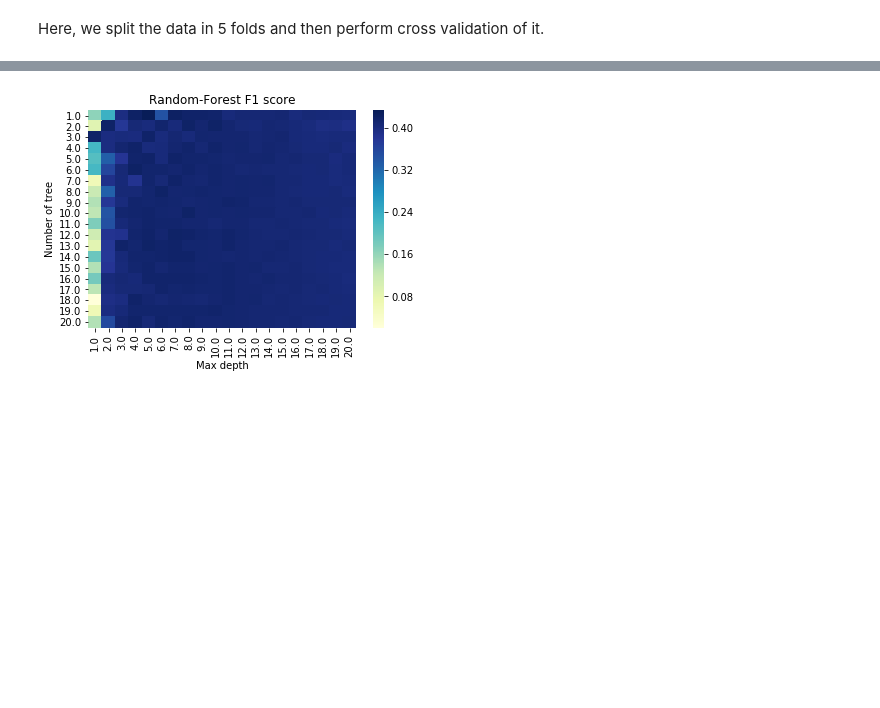
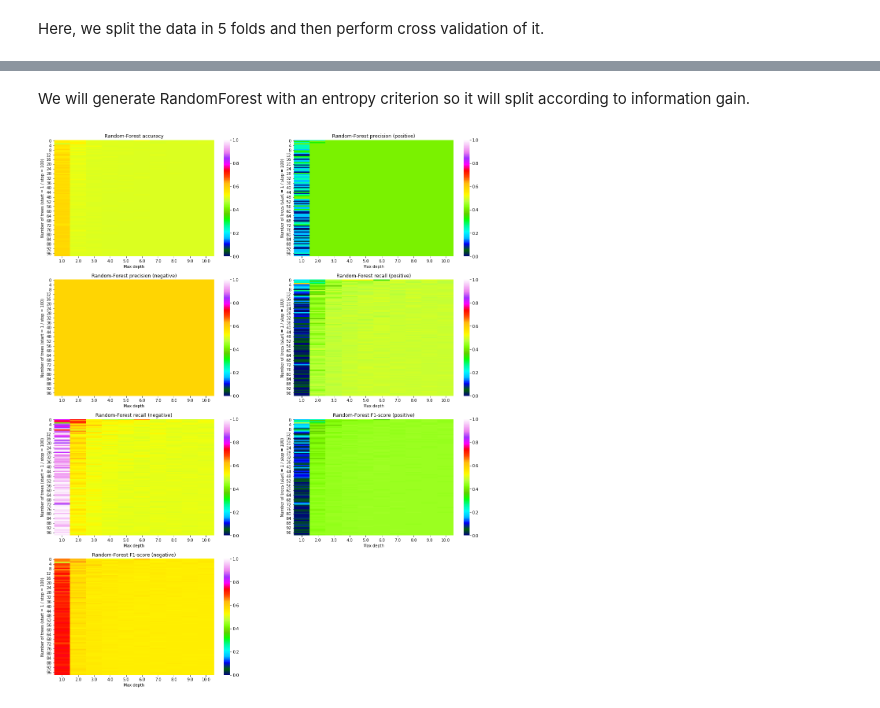
Before and after one commit to vbruttin/ada_homeworks, a Jupyter notebook: Homework4.ipynb, the cells around one changed output, grey strips where cells are left out. Saved outputs shown, nothing was run; the diff lists cells and outputs as text; code cells hidden in the pictures; blank space fills up the shorter version.

```diff
--- a/Homework4.ipynb
+++ b/Homework4.ipynb
@@ -765,7 +760,7 @@ Index(['animal_type_Bird', 'intake_condition_Feral',
       dtype='object')
 # %%
 logistic = LogisticRegression(solver='newton-cg')
-x_tr_, x_te_, y_tr_, y_te_ = split_data(x_, y, 0.8)
+x_tr_, x_te_, y_tr_, y_te_ = Split_Standardisation(x_, y, 0.8)
 logistic.fit(x_tr_, y_tr_)
 logistic.coef_
 # %% [output]
@@ -794,17 +783,21 @@ def crossvalidation_RandomForest(x, y, estimator, depth, k_indices, k, threshold
     y_te_, y_tr_ = y.iloc[te_indice], y.iloc[tr_indice]
     x_te_, x_tr_ = x.iloc[te_indice], x.iloc[tr_indice]
 
+    x_tr_, x_te_ = Standardisation(x_tr_, x_te_)
+
     # Perform RandomForest
     forest = RandomForestClassifier(n_estimators=estimator, max_depth=depth, criterion='entropy')
     forest.fit(x_tr_, y_tr_.Outcome)
 
-    # Establish prediction
-    pred = predict_labels(forest.predict_proba(x_te_), threshold)
+    # Establish prediction on training set
+    pred = predict_labels(forest.predict_proba(x_tr_), threshold)
 
     # Compute confusion matrix values
-    tp, tn, fp, fn = confusion_matrix(pred, y_te_)
+    tp, tn, fp, fn = confusion_matrix(pred, y_tr_)
 
     # Evaluate performance with recall indicator
-    accuracy, precision, recall, f1_score = get_stats(tp, tn, fp, fn)
+    a, b, c, d, e, f, g = get_stats(tp, tn, fp, fn)
 
-    return accuracy, precision, recall, f1_score
+    # a, b, c, d, e, f, g = accuracy, precision_pos, precision_neg, recall_pos, recall_neg, f1_score_pos, f1_score_neg
+
+    return a, b, c, d, e, f, g
@@ -868,7 +804,2 @@ fig.set_ylabel("Number of tree");
-# %%
-fig = sns.heatmap(np.matrix(m_f1_score), xticklabels=depths, yticklabels=estimators, cmap="YlGnBu")
-fig.set_title("Random-Forest F1 score");
-fig.set_xlabel("Max depth");
-fig.set_ylabel("Number of tree");
-# %% [output]
-[figure, removed]
+# %% [markdown]
+We will generate RandomForest with an entropy criterion so it will split according to information gain.
@@ -874,0 +863,50 @@ fig.set_ylabel("Number of tree");
+# %%
+# Plot each matrixes
+
+plt.figure(figsize=(20, 25))
+
+plt.subplot(4, 2, 1)
+fig = sns.heatmap(m_accuracies, xticklabels=depths, yticklabels='auto', vmin=0, vmax=1, cmap="gist_ncar", center = 0.5)
+fig.set_title("Random-Forest accuracy");
+fig.set_xlabel("Max depth");
+fig.set_ylabel("Number of trees (start = 1 / stop = 100)");
+
+plt.subplot(4, 2, 2)
+fig = sns.heatmap(m_precisions_pos, xticklabels=depths, yticklabels='auto', vmin=0, vmax=1, cmap="gist_ncar", center = 0.5)
+fig.set_title("Random-Forest precision (positive)");
+fig.set_xlabel("Max depth");
+fig.set_ylabel("Number of trees (start = 1 / stop = 100)");
+
+plt.subplot(4, 2, 3)
+fig = sns.heatmap(m_precisions_neg, xticklabels=depths, yticklabels='auto', vmin=0, vmax=1, cmap="gist_ncar", center = 0.5)
+fig.set_title("Random-Forest precision (negative)");
+fig.set_xlabel("Max depth");
+fig.set_ylabel("Number of trees (start = 1 / stop = 100)");
+
+plt.subplot(4, 2, 4)
+fig = sns.heatmap(m_recalls_pos, xticklabels=depths, yticklabels='auto', vmin=0, vmax=1, cmap="gist_ncar", center = 0.5)
+fig.set_title("Random-Forest recall (positive)");
+fig.set_xlabel("Max depth");
+fig.set_ylabel("Number of trees (start = 1 / stop = 100)");
+
+plt.subplot(4, 2, 5)
+fig = sns.heatmap(m_recalls_neg, xticklabels=depths, yticklabels='auto', vmin=0, vmax=1, cmap="gist_ncar", center = 0.5)
+fig.set_title("Random-Forest recall (negative)");
+fig.set_xlabel("Max depth");
+fig.set_ylabel("Number of trees (start = 1 / stop = 100)");
+
+plt.subplot(4, 2, 6)
+fig = sns.heatmap(m_f1_scores_pos, xticklabels=depths, yticklabels='auto',vmin=0, vmax=1, cmap="gist_ncar", center = 0.5)
+fig.set_title("Random-Forest F1-score (positive)");
+fig.set_xlabel("Max depth");
+fig.set_ylabel("Number of trees (start = 1 / stop = 100)");
+
+plt.subplot(4, 2, 7)
+fig = sns.heatmap(m_f1_scores_neg, xticklabels=depths, yticklabels='auto', vmin=0, vmax=1, cmap="gist_ncar", center = 0.5)
+fig.set_title("Random-Forest F1-score (negative)");
+fig.set_xlabel("Max depth");
+fig.set_ylabel("Number of trees (start = 1 / stop = 100)");
+
+plt.show()
+# %% [output]
+[figure, added]
```
Also changed, not shown: parts of 30 cells of this notebook.
